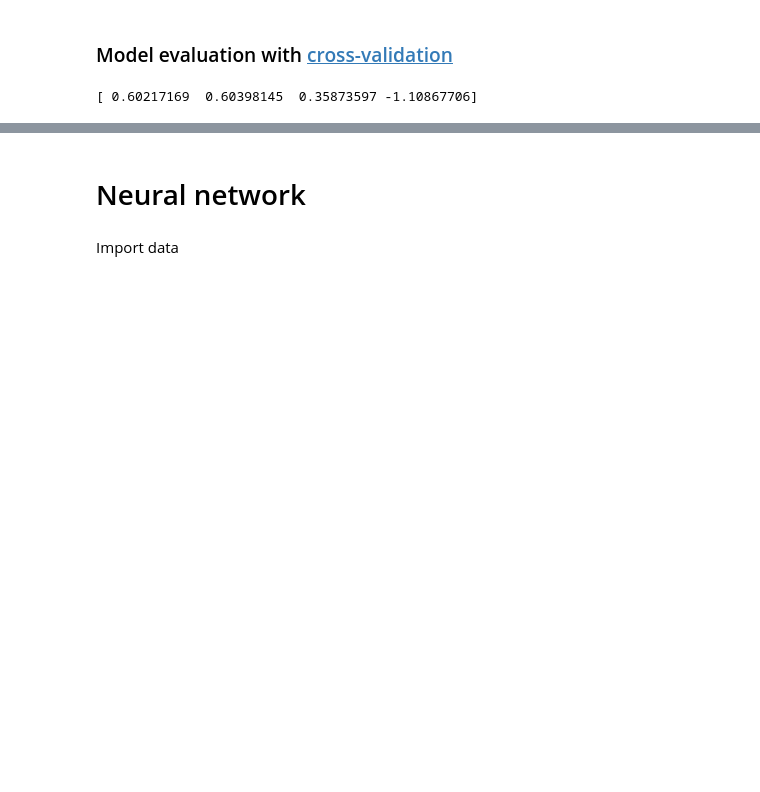
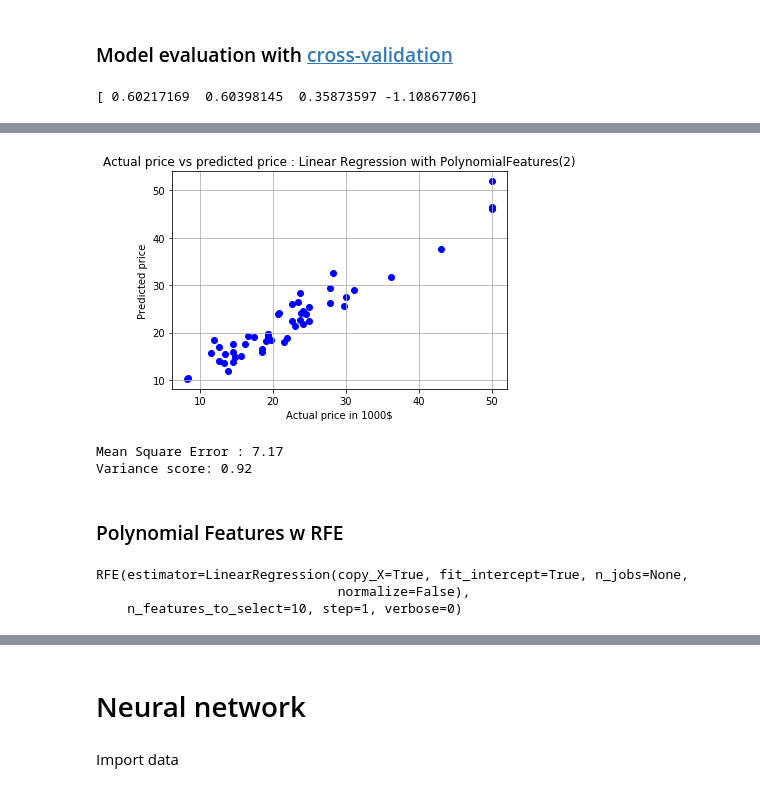
Before and after one commit to marek-dalida/KWD-Projekt, a Jupyter notebook: Boston.ipynb, the cells around one changed output, grey strips where cells are left out. Saved outputs shown, nothing was run; the diff lists cells and outputs as text; code cells hidden in the pictures; blank space fills up the shorter version.

```diff
--- a/Boston.ipynb
+++ b/Boston.ipynb
@@ -457,0 +348,2 @@ Real value for patient "3" is 22.0
+# %%
+xtest_poly = pf.fit_transform(xtest)
@@ -457,0 +355,29 @@ Real value for patient "3" is 22.0
+# %%
+lr_poly_pred = lr_poly.predict(xtest_poly)
+# %%
+plt.scatter(ytest, lr_poly_pred, c = 'blue')
+plt.grid()
+plt.xlabel("Actual price in 1000$")
+plt.ylabel("Predicted price")
+plt.title("Actual price vs predicted price : Linear Regression with PolynomialFeatures(2)")
+plt.show()
+# %% [output]
+[figure, added]
+# %%
+mse = mean_squared_error(ytest, lr_poly_pred)
+print("Mean Square Error : %.2f " % mse)
+
+vs = r2_score(ytest, lr_poly_pred)
+print('Variance score: %.2f' % vs)
+# %% [output]
+Mean Square Error : 7.17
+Variance score: 0.92
+# %% [markdown]
+### Polynomial Features w RFE
+# %%
+lr_poly_sel = RFE(estimator=LinearRegression(normalize=False), n_features_to_select=10)
+lr_poly_sel.fit(xtrain_poly, ytrain)
+# %% [output]
+RFE(estimator=LinearRegression(copy_X=True, fit_intercept=True, n_jobs=None,
+                               normalize=False),
+    n_features_to_select=10, step=1, verbose=0)
```
Also changed, not shown: parts of 106 cells of this notebook.
